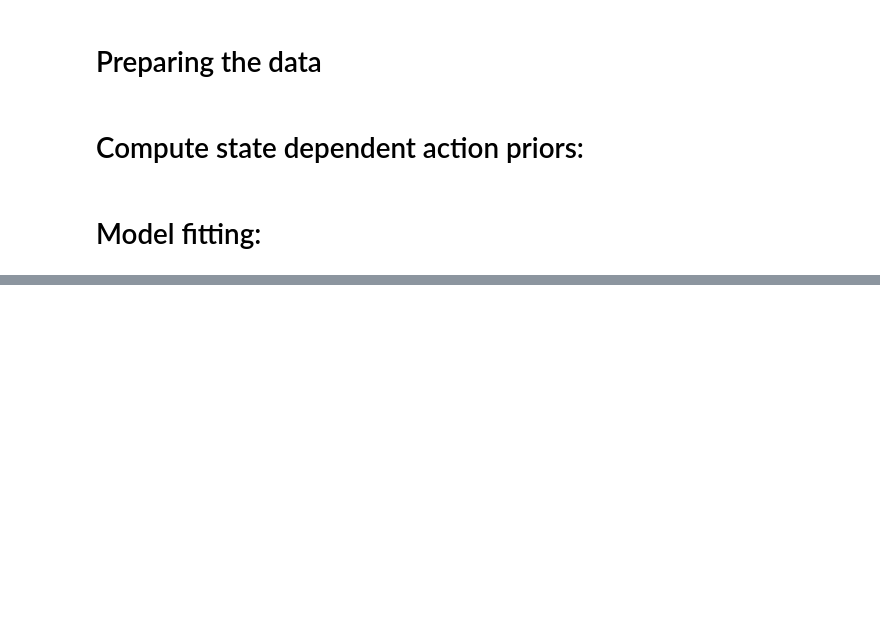
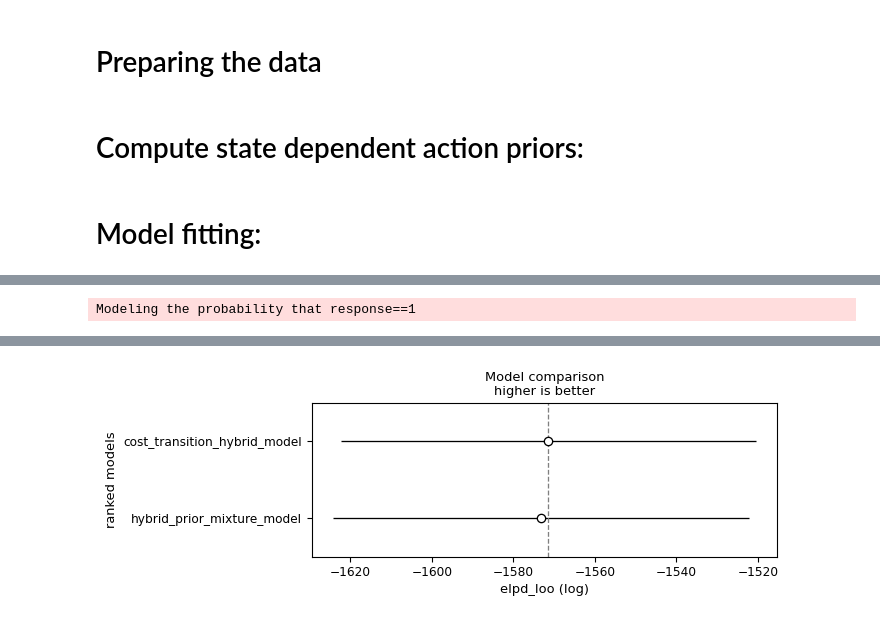
Before and after one commit to AlexLepauvre/state-abstraction, a Jupyter notebook: notebooks/03_policy_compression/0302_mixture_policy_compression.ipynb, the cells around one changed output, grey strips where cells are left out. Cells and saved outputs as stored; diff of their text form; code cells hidden in the pictures; blank space fills up the shorter version.

```diff
--- a/notebooks/03_policy_compression/0302_mixture_policy_compression.ipynb
+++ b/notebooks/03_policy_compression/0302_mixture_policy_compression.ipynb
@@ -312,0 +283,19 @@ Sampling 4 chains for 1_000 tune and 1_000 draw iterations (4_000 + 4_000 draws
+# %%
+# ===================================================================
+# Hybrid model wiuth only costs and transition prior, no offer prior
+cost_transition_hybrid_model = bmb.Model(
+    "response ~ dv_23 + dv_14 + is_1 + is_2 + is_3 + is_4 + is_full_energy + is_low_energy_LC + is_low_energy_HC + logitP_A_costs +  logitP_A_transition + "
+    "(dv_23 + dv_14 + is_1 + is_2 + is_3 + is_4 + logitP_A_costs + logitP_A_transition|vpn)",
+    data,
+    family="bernoulli")
+traces['cost_transition_hybrid_model'] = cost_transition_hybrid_model.fit(
+    draws=1000, target_accept=0.85, idata_kwargs={"log_likelihood": True},
+    quiet=True
+)
+
+# Compare the models:
+model_comparison = az.compare({key: traces[key] for key in ["hybrid_prior_mixture_model", "cost_transition_hybrid_model"]})
+az.plot_compare(model_comparison);
+model_comparison
+# %% [output]
+Modeling the probability that response==1
@@ -312,0 +305 @@ Sampling 4 chains for 1_000 tune and 1_000 draw iterations (4_000 + 4_000 draws
+[figure, added]
```
Also changed, not shown: parts of 14 cells of this notebook, 1 other file.
